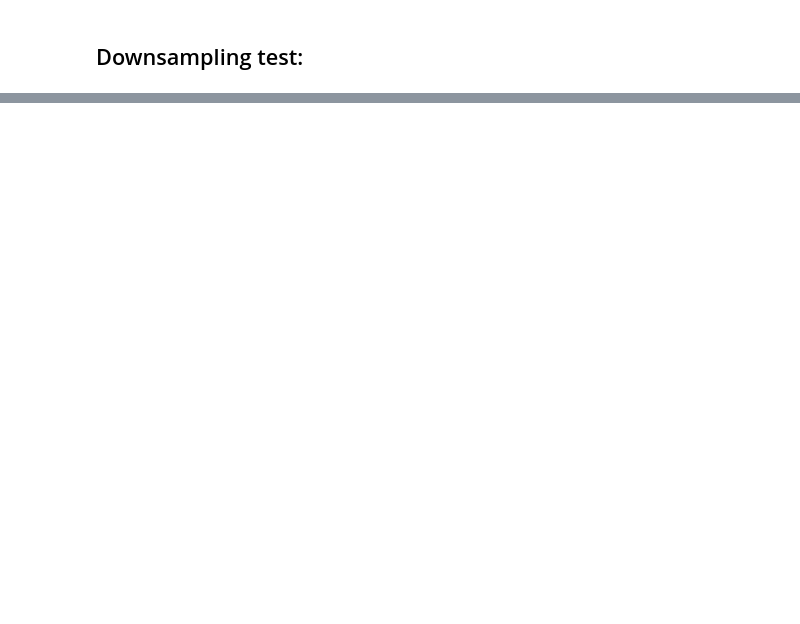
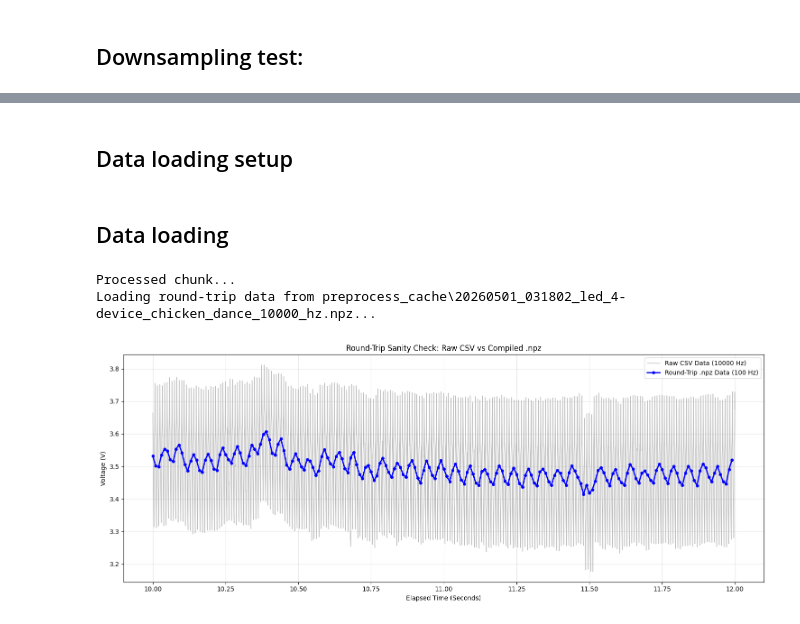
Before and after one commit to koyae/disag-with-light, a Jupyter notebook: train_and_compare.ipynb, the cells around one changed output, grey strips where cells are left out. Cells and saved outputs as stored; diff of their text form; code cells hidden in the pictures; blank space fills up the shorter version.

```diff
--- a/train_and_compare.ipynb
+++ b/train_and_compare.ipynb
@@ -47,0 +259,3 @@ print(sample1)
+# %%
+downsample_target_hz = 100
+compile_datasets(force_rebuild=False, target_hz=downsample_target_hz)
@@ -47,0 +280,2 @@ print(sample1)
+# %% [markdown]
+## Data loading setup
@@ -47,0 +306,65 @@ print(sample1)
+# %% [markdown]
+## Data loading
+# %%
+import re
+
+def plot_sanity_check(raw_csv=None, npz_file=None, target_hz=100, offset_seconds=10, duration_seconds=2.0, npz_dir="preprocess_cache", csv_dir="data"):
+
+    def we_can_rebuild_him(basis_file,new_dir,new_ext,strippattern='',addpattern=''):
+        return os.path.join(
+            new_dir,
+            os.path.splitext(addpattern+re.sub(strippattern,'',os.path.basename(basis_file)))[0] + new_ext
+        )
+
+    if not raw_csv and not npz_file:
+        raise ValueError("raw_csv or npz_file must be provided.")
+    elif raw_csv:
+        npz_file = we_can_rebuild_him(raw_csv, npz_dir, '.npz', strippattern='^light_')
+    else:
+        raw_csv = we_can_rebuild_him(npz_file, csv_dir, '.csv', addpattern='light_')
+
+    # 1. Figure out native sample rate and load a chunk of RAW data
+    native_hz = get_sample_rate(raw_csv)
+    raw_df = downsample_with_pandas(raw_csv, 1, n_seconds=duration_seconds, skip_seconds=offset_seconds)
+
+    # 2. Load the fully processed .npz Cache file
+    print(f"Loading round-trip data from {npz_file}...")
+    data = np.load(npz_file)
+    npz_voltage = data['voltage']
+
+    # Slice exactly the right number of downsampled items from the .npz array
+    npz_samples_to_read = int(target_hz * duration_seconds)
+    npz_sample_offset = int(offset_seconds * target_hz)
+    npz_voltage_slice = npz_voltage[npz_sample_offset:npz_sample_offset+npz_samples_to_read]
+
+    # 3. Reconstruct the time-axis for the .npz file so they overlay
+    # We grab the starting time of the raw data and step by 1/target_hz
+    t0 = raw_df['elapsed_s'].iloc[0]
+    npz_time = t0 + (np.arange(len(npz_voltage_slice)) * (1.0 / target_hz))
+
+    # 4. Plot them on top of each other
+    plt.figure(figsize=(15, 6))
+
+    # Plot raw data (Semi-transparent gray)
+    plt.plot(raw_df['elapsed_s'], raw_df['voltage_V'],
+             label=f'Raw CSV Data ({native_hz} Hz)',
+             alpha=0.5, color='gray', linewidth=1)
+
+    # Plot the round-trip .npz data (Thick blue line with dots)
+    plt.plot(npz_time, npz_voltage_slice,
+             label=f'Round-Trip .npz Data ({target_hz} Hz)',
+             linewidth=2, color='blue', marker='o', markersize=4)
+
+    plt.title(f"Round-Trip Sanity Check: Raw CSV vs Compiled .npz")
+    plt.xlabel("Elapsed Time (Seconds)")
+    plt.ylabel("Voltage (V)")
+    plt.legend()
+    plt.grid(True, alpha=0.3)
+    plt.tight_layout()
+    plt.show()
+
+plot_sanity_check(raw_csv="data\\light_20260501_031802_led_4-device_chicken_dance_10000_hz.csv", target_hz=downsample_target_hz)
+# %% [output]
+Processed chunk...
+Loading round-trip data from preprocess_cache\20260501_031802_led_4-device_chicken_dance_10000_hz.npz...
+[figure, added]
```
Also changed, not shown: parts of 16 cells of this notebook, 1 other file.
